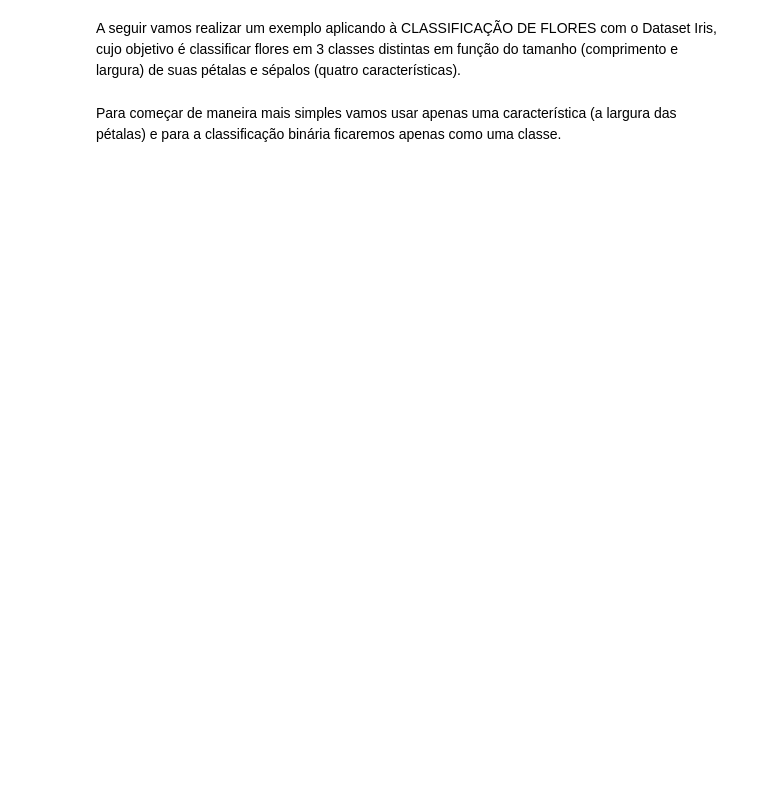
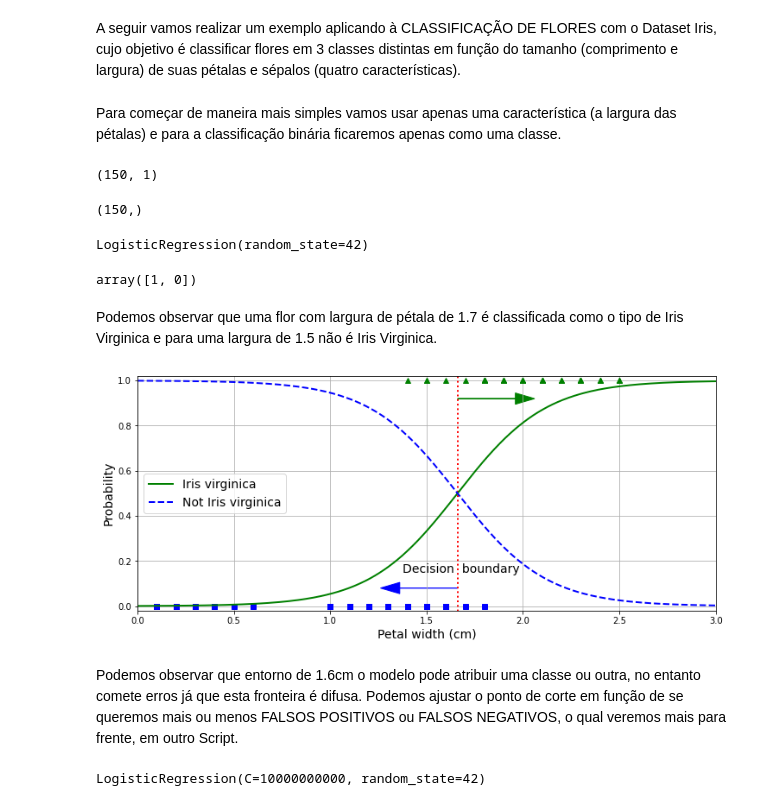
Before and after one commit to KARINAgoncalvesSOARES/Machine_Learning, a Jupyter notebook: machinelearning_classificacao.ipynb, the cells around one changed output. Saved outputs shown, nothing was run; the diff lists cells and outputs as text; code cells hidden in the pictures; blank space fills up the shorter version.

```diff
--- a/machinelearning_classificacao.ipynb
+++ b/machinelearning_classificacao.ipynb
@@ -57,2 +57,61 @@ X = iris["data"][:, 3:]  # petal width
 
 y = (iris["target"] == 2).astype(np.int)  # 1 if Iris virginica, else 0
+# %%
+X.shape
+# %% [output]
+(150, 1)
+# %%
+y.shape
+# %% [output]
+(150,)
+# %%
+from sklearn.linear_model import LogisticRegression
+
+log_reg = LogisticRegression(solver="lbfgs", random_state=42)
+
+# Aqui treinamos
+log_reg.fit(X, y)
+# %% [output]
+LogisticRegression(random_state=42)
+# %%
+X_new = [[1.7], [1.5]]
+# predict --> para fazer predições
+y_new = log_reg.predict(X_new)
+y_new
+# %% [output]
+array([1, 0])
+# %% [markdown]
+Podemos observar que uma flor com largura de pétala de 1.7 é classificada como o tipo de Iris Virginica e para uma largura de 1.5 não é Iris Virginica.
+# %%
+X_new = np.linspace(0, 3, 1000).reshape(-1, 1)
+y_proba = log_reg.predict_proba(X_new)
+decision_boundary = X_new[y_proba[:, 1] >= 0.5][0]
+
+
+plt.figure(figsize=(12, 5))
+plt.plot(X[y==0], y[y==0], "bs")
+plt.plot(X[y==1], y[y==1], "g^")
+plt.plot([decision_boundary, decision_boundary], [-1, 2], "r:", linewidth=2)
+plt.plot(X_new, y_proba[:, 1], "g-", linewidth=2, label="Iris virginica")
+plt.plot(X_new, y_proba[:, 0], "b--", linewidth=2, label="Not Iris virginica")
+plt.text(decision_boundary+0.02, 0.15, "Decision  boundary", fontsize=14, color="k", ha="center")
+plt.arrow(decision_boundary, 0.08, -0.3, 0, head_width=0.05, head_length=0.1, fc='b', ec='b')
+plt.arrow(decision_boundary, 0.92, 0.3, 0, head_width=0.05, head_length=0.1, fc='g', ec='g')
+plt.xlabel("Petal width (cm)", fontsize=14)
+plt.ylabel("Probability", fontsize=14)
+plt.legend(loc="center left", fontsize=14)
+plt.axis([0, 3, -0.02, 1.02])
+plt.grid(True)
+plt.show()
+# %% [output]
+[figure, added]
+# %% [markdown]
+Podemos observar que entorno de 1.6cm o modelo pode atribuir uma classe ou outra, no entanto comete erros já que esta fronteira é difusa. Podemos ajustar o ponto de corte em função de se queremos mais ou menos FALSOS POSITIVOS ou FALSOS NEGATIVOS, o qual veremos mais para frente, em outro Script.
+# %%
+X = iris["data"][:, (2, 3)]  # comprimento da pétala, largura da pétala
+y = (iris["target"] == 2).astype(np.int)
+
+log_reg = LogisticRegression(solver="lbfgs", C=10**10, random_state=42)
+log_reg.fit(X, y)
+# %% [output]
+LogisticRegression(C=10000000000, random_state=42)
```
Also changed, not shown: parts of 10 cells of this notebook.
